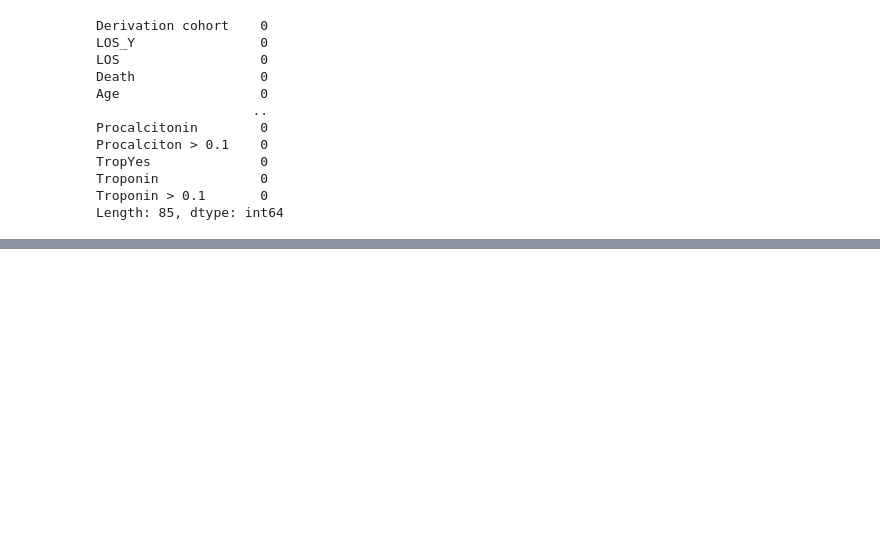
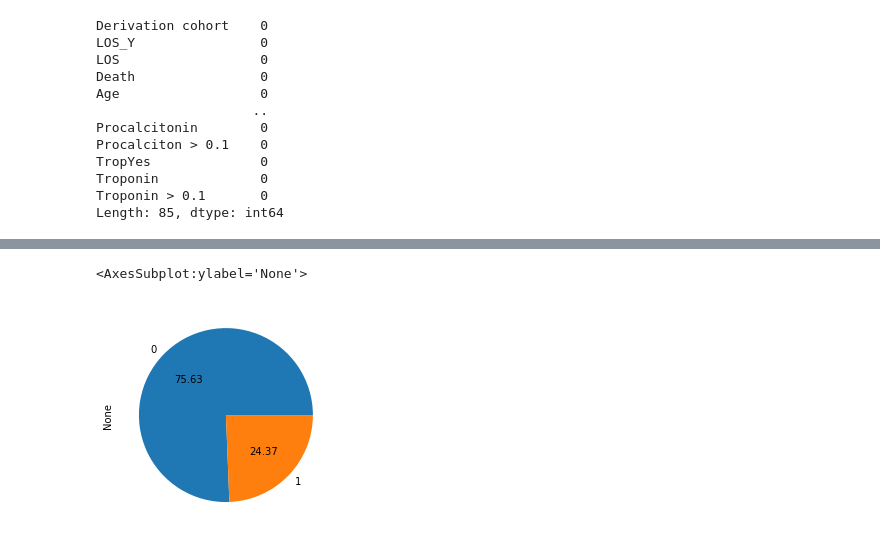
Before and after one commit to ashu741/MiniProject_5th_Sem_2015202, a Jupyter notebook: AshutoshKumarGupta_5thSem_MiniProject_Part3_2015202.ipynb, the cells around one changed output, grey strips where cells are left out. Cells and saved outputs as stored; diff of their text form; code cells hidden in the pictures; blank space fills up the shorter version.

```diff
--- a/AshutoshKumarGupta_5thSem_MiniProject_Part3_2015202.ipynb
+++ b/AshutoshKumarGupta_5thSem_MiniProject_Part3_2015202.ipynb
@@ -54,0 +76,5 @@ Length: 85, dtype: int64
+# %%
+dataset2.groupby('Death').size().plot(kind='pie', autopct='%.2f')
+# %% [output]
+<AxesSubplot:ylabel='None'>
+[figure, added]
```
Also changed, not shown: parts of 24 cells of this notebook.
